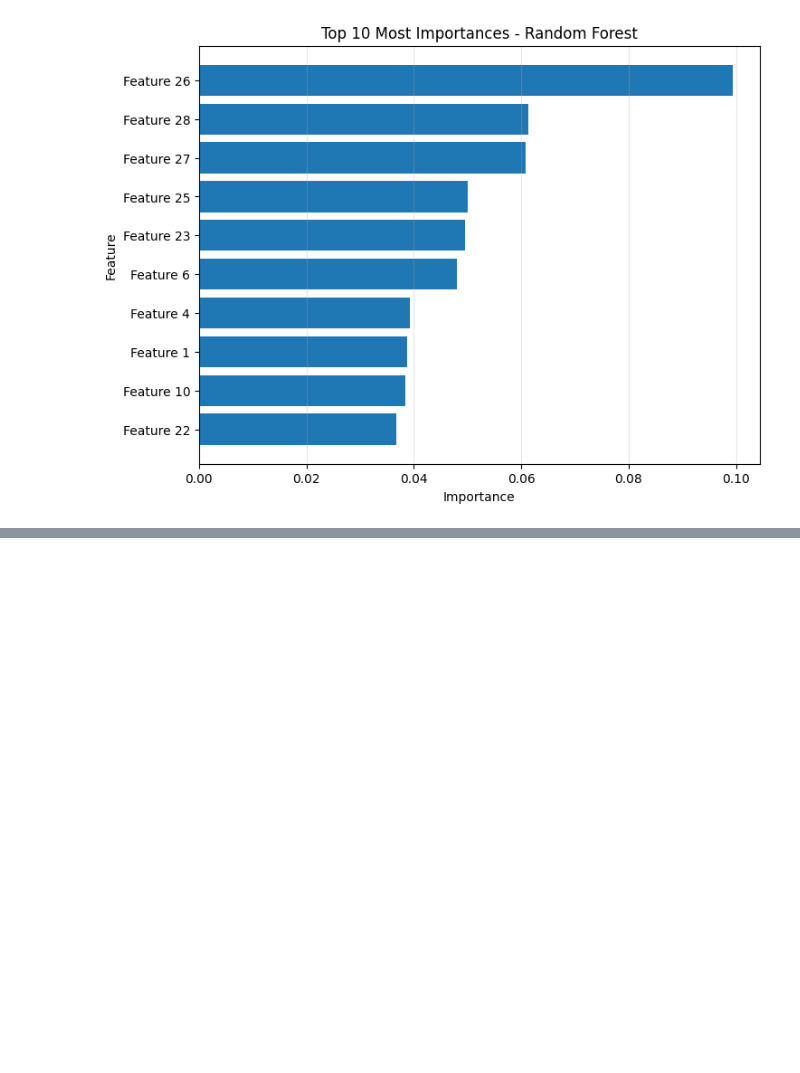
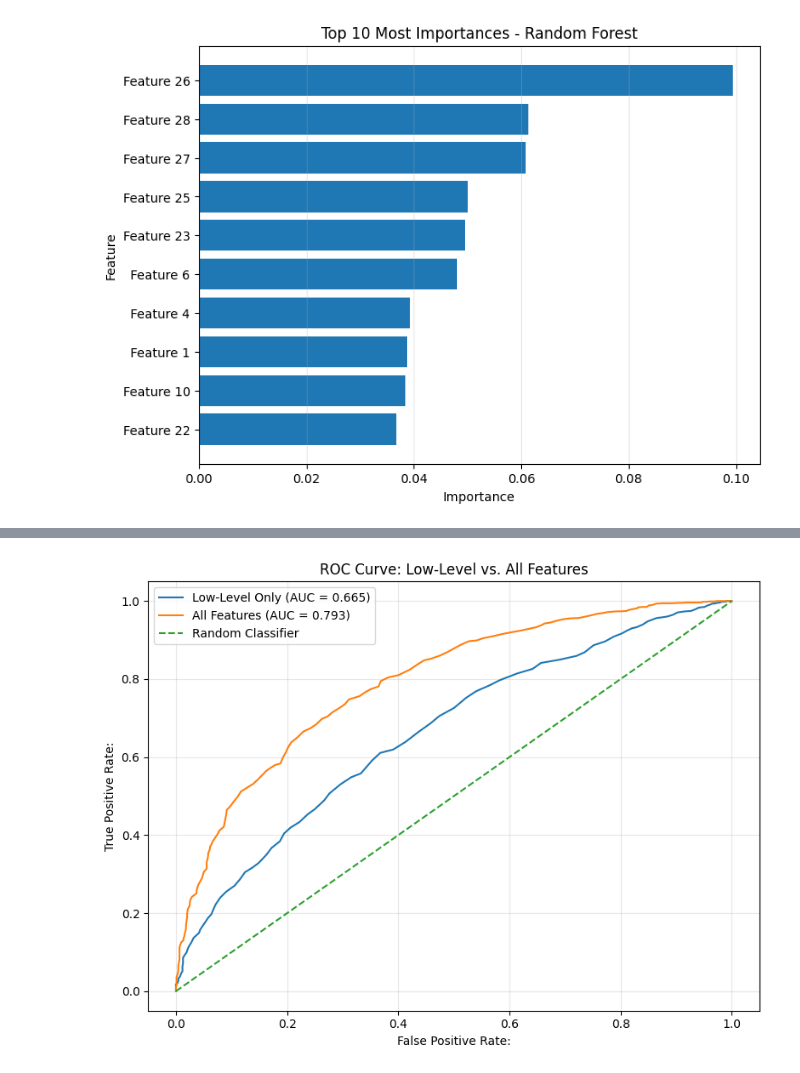
Before and after one commit to numericalmind/signalscope-ai, a Jupyter notebook: 01_baseline_model.ipynb, the cells around one changed output, grey strips where cells are left out. Cells and saved outputs as stored; diff of their text form; code cells hidden in the pictures; blank space fills up the shorter version.

```diff
--- a/01_baseline_model.ipynb
+++ b/01_baseline_model.ipynb
@@ -333,0 +470,42 @@ plt.show()
+# %%
+from sklearn.metrics import roc_curve, auc
+import matplotlib.pyplot as plt
+
+# Low-level model
+fpr_low, tpr_low, _ = roc_curve(y_test, low_prob)
+auc_low = auc(fpr_low, tpr_low)
+
+# All-feature model
+fpr_all, tpr_all, _ = roc_curve(y_test, all_prob)
+auc_all = auc(fpr_all, tpr_all)
+
+plt.figure(figsize=(8,6))
+
+plt.plot(
+    fpr_low,
+    tpr_low,
+    label =f"Low-Level Only (AUC = {auc_low:.3f})"
+)
+plt.plot(
+    fpr_all,
+    tpr_all,
+    label =f"All Features (AUC = {auc_all:.3f})"
+)
+
+plt.plot(
+    [0,1],
+    [0,1],
+    linestyle="--",
+    label="Random Classifier"
+)
+
+plt.xlabel("False Positive Rate:")
+plt.ylabel("True Positive Rate:")
+plt.title("ROC Curve: Low-Level vs. All Features")
+plt.legend()
+plt.grid(alpha=0.3)
+
+plt.tight_layout()
+plt.show()
+# %% [output]
+[figure, added]
```
Also changed, not shown: parts of 8 cells of this notebook.
